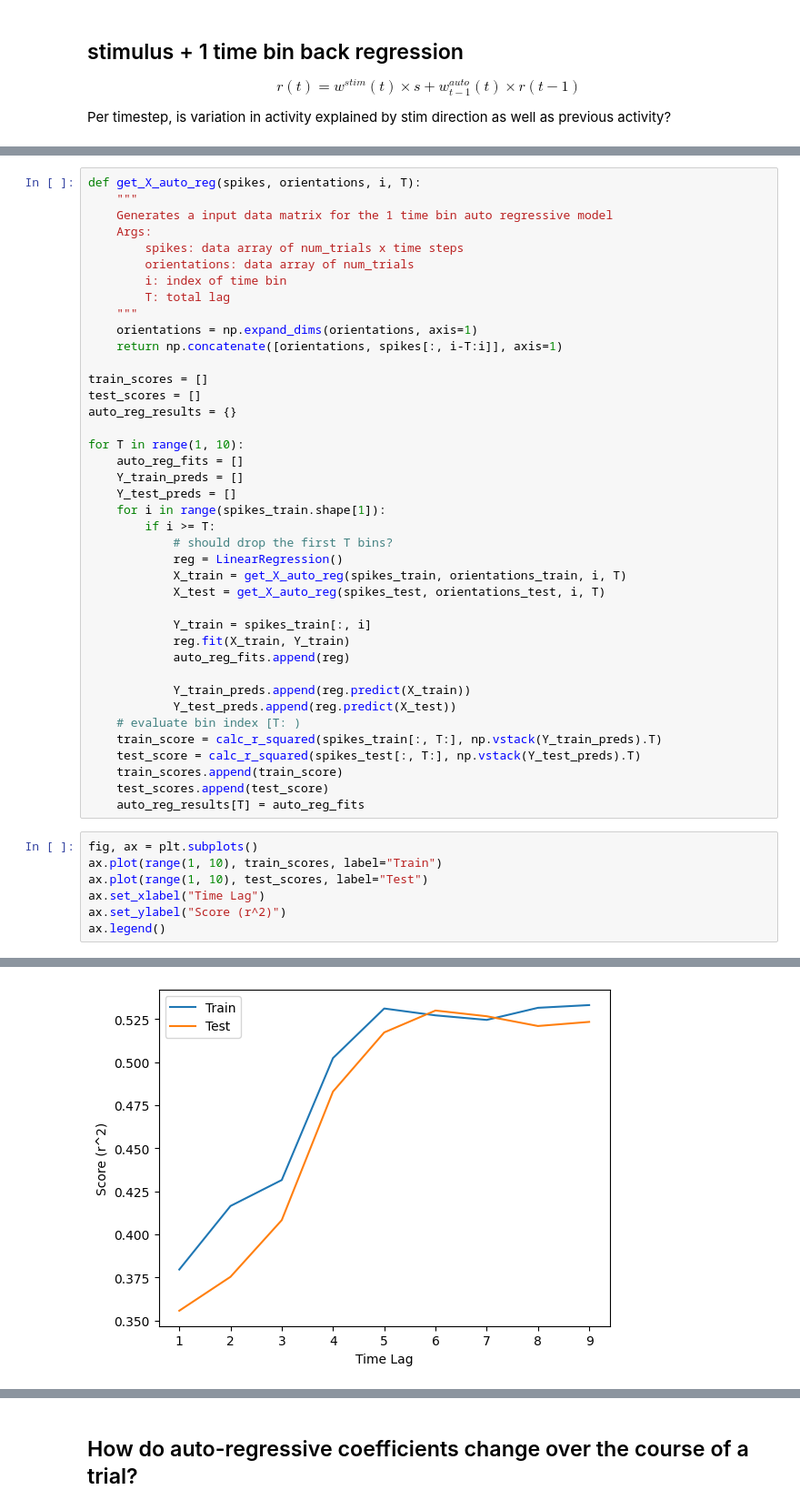
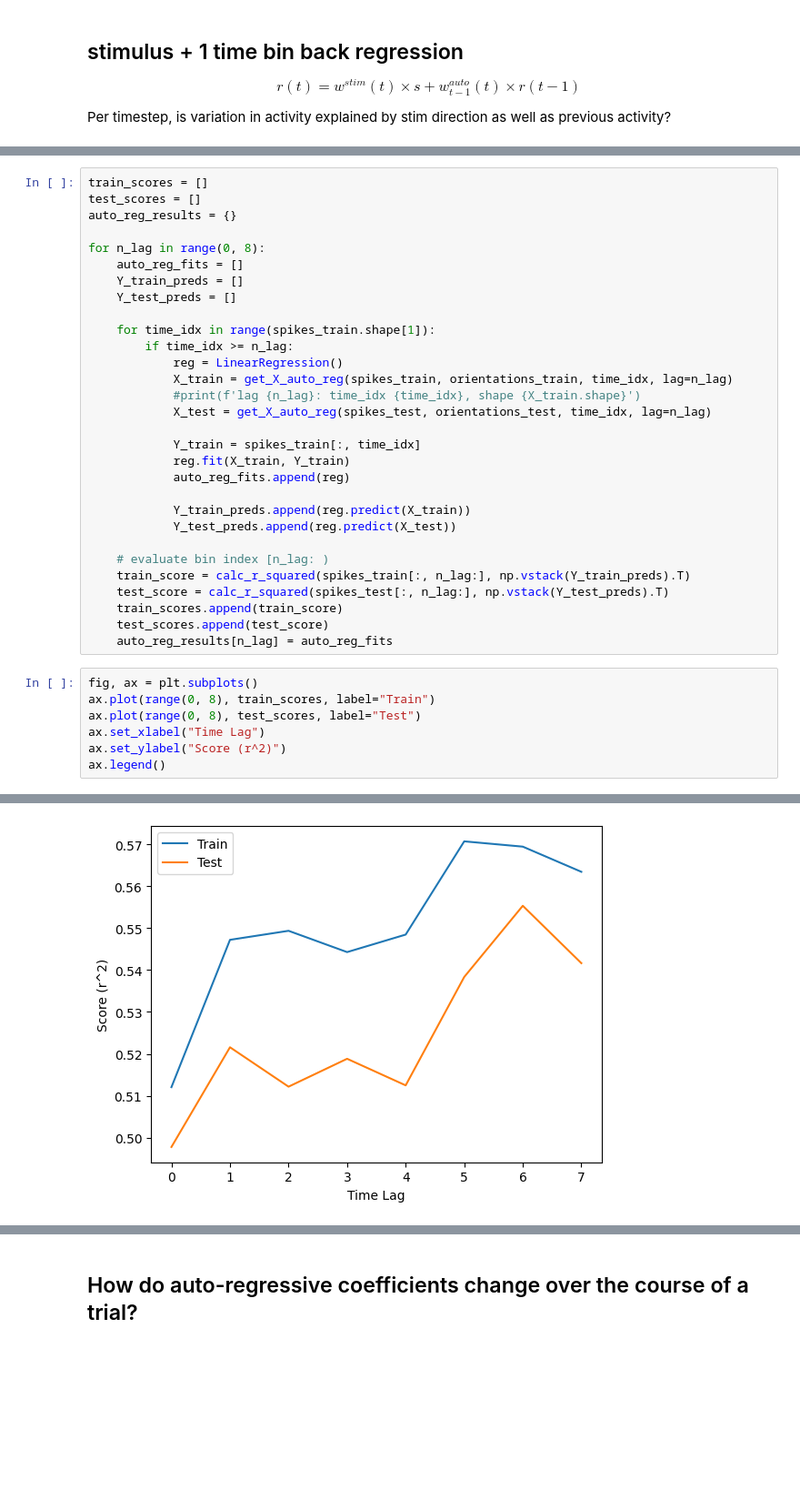
Before and after one commit to AllenInstitute/swdb_variability, a Jupyter notebook: code/Day5_VisualCodingNeuroPixels_categorical.ipynb, the cells around one changed output, grey strips where cells are left out. Shown at 91% size. Cells and saved outputs as stored; diff of their text form; blank space fills up the shorter version.

```diff
--- a/code/Day5_VisualCodingNeuroPixels_categorical.ipynb
+++ b/code/Day5_VisualCodingNeuroPixels_categorical.ipynb
@@ -458,50 +503,40 @@ How do scores vary with choice of lag T we choose?
 # %%
-def get_X_auto_reg(spikes, orientations, i, T):
-    """
-    Generates a input data matrix for the 1 time bin auto regressive model
-    Args:
-        spikes: data array of num_trials x time steps
-        orientations: data array of num_trials
-        i: index of time bin
-        T: total lag
-    """
-    orientations = np.expand_dims(orientations, axis=1)
-    return np.concatenate([orientations, spikes[:, i-T:i]], axis=1)
-
 train_scores = []
 test_scores = []
 auto_reg_results = {}
 
-for T in range(1, 10):
+for n_lag in range(0, 8):
     auto_reg_fits = []
     Y_train_preds = []
     Y_test_preds = []
-    for i in range(spikes_train.shape[1]):
-        if i >= T:
-            # should drop the first T bins?
+
+    for time_idx in range(spikes_train.shape[1]):
+        if time_idx >= n_lag:
             reg = LinearRegression()
-            X_train = get_X_auto_reg(spikes_train, orientations_train, i, T)
-            X_test = get_X_auto_reg(spikes_test, orientations_test, i, T)
+            X_train = get_X_auto_reg(spikes_train, orientations_train, time_idx, lag=n_lag)
+            #print(f'lag {n_lag}: time_idx {time_idx}, shape {X_train.shape}')
+            X_test = get_X_auto_reg(spikes_test, orientations_test, time_idx, lag=n_lag)
 
-            Y_train = spikes_train[:, i]
+            Y_train = spikes_train[:, time_idx]
             reg.fit(X_train, Y_train)
             auto_reg_fits.append(reg)
 
             Y_train_preds.append(reg.predict(X_train))
             Y_test_preds.append(reg.predict(X_test))
-    # evaluate bin index [T: )
-    train_score = calc_r_squared(spikes_train[:, T:], np.vstack(Y_train_preds).T)
-    test_score = calc_r_squared(spikes_test[:, T:], np.vstack(Y_test_preds).T)
+
+    # evaluate bin index [n_lag: )
+    train_score = calc_r_squared(spikes_train[:, n_lag:], np.vstack(Y_train_preds).T)
+    test_score = calc_r_squared(spikes_test[:, n_lag:], np.vstack(Y_test_preds).T)
     train_scores.append(train_score)
     test_scores.append(test_score)
-    auto_reg_results[T] = auto_reg_fits
+    auto_reg_results[n_lag] = auto_reg_fits
 # %%
 fig, ax = plt.subplots()
-ax.plot(range(1, 10), train_scores, label="Train")
-ax.plot(range(1, 10), test_scores, label="Test")
+ax.plot(range(0, 8), train_scores, label="Train")
+ax.plot(range(0, 8), test_scores, label="Test")
 ax.set_xlabel("Time Lag")
 ax.set_ylabel("Score (r^2)")
 ax.legend()
 # %% [output]
 <matplotlib.legend.Legend at 0x...>
-[figure, old version]
+[figure, new version]
```
Also changed, not shown: parts of 24 cells of this notebook, 2 other files.
